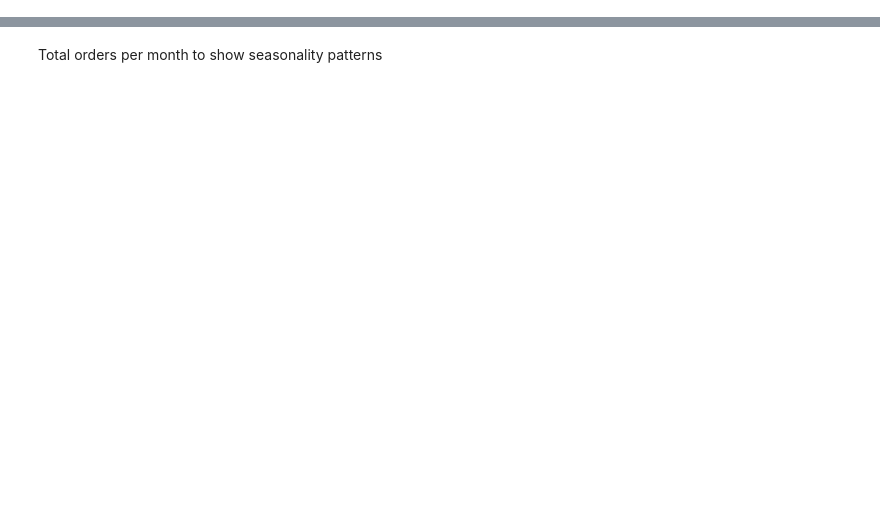
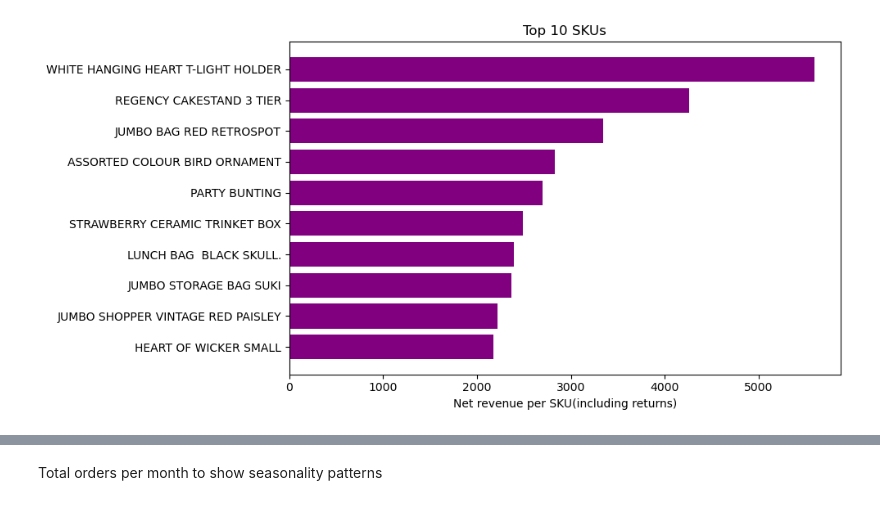
Before and after one commit to erminaashraf/wholesale-reorder-prediction, a Jupyter notebook: reorder_prediction.ipynb, the cells around one changed output, grey strips where cells are left out. Saved outputs shown, nothing was run; the diff lists cells and outputs as text; code cells hidden in the pictures; blank space fills up the shorter version.

```diff
--- a/reorder_prediction.ipynb
+++ b/reorder_prediction.ipynb
@@ -41,3 +118,18 @@ df.info()
+# %%
+top_items_invoice = (
+    df.groupby('Description')['Invoice'].nunique()                    # count unique invoices per product
+      .sort_values(ascending=False)
+      .head(10)
+)
+
+plt.figure(figsize=(10, 5))
+plt.barh(top_items_invoice.index[::-1], top_items_invoice.values[::-1], color='purple')
+plt.xlabel('Net revenue per SKU(including returns)')
+plt.title('Top 10 SKUs')
+plt.tight_layout()
+plt.show()
+# %% [output]
+[figure, added]
 # %%
 df = df[df["Quantity"] > 0]
 df
```
Also changed, not shown: parts of 48 cells of this notebook.
